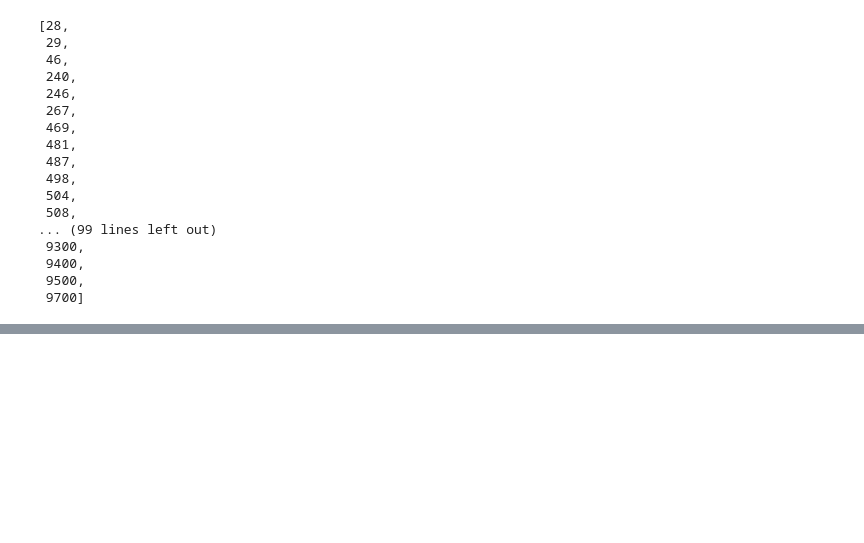
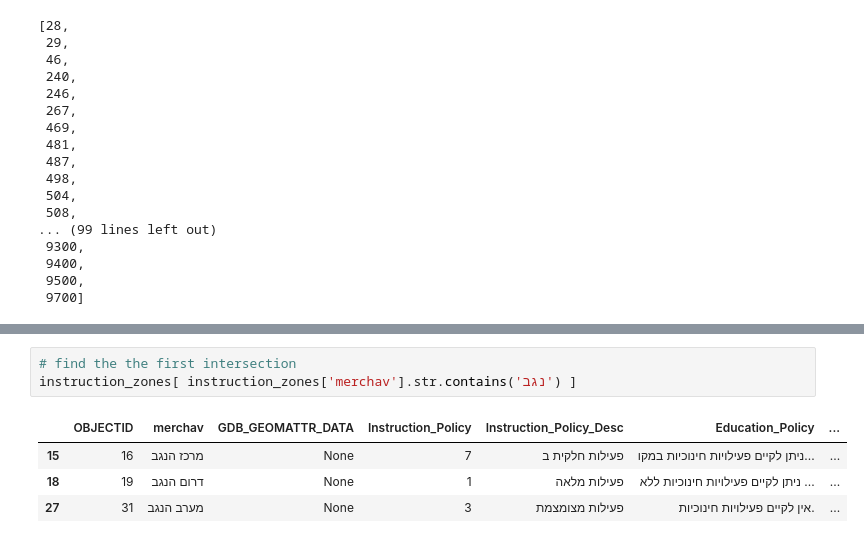
Before and after one commit to idoshte/mapTemplate, a Jupyter notebook: main.ipynb, the cells around one changed output, grey strips where cells are left out. Cells and saved outputs as stored; diff of their text form; blank space fills up the shorter version.

```diff
--- a/main.ipynb
+++ b/main.ipynb
@@ -74,0 +61,8 @@ intersection_muni = intersection_muni[intersection_muni['Muni_Code'].isin(ls_mun
+# %%
+# find the the first intersection
+instruction_zones[ instruction_zones['merchav'].str.contains('נגב') ]
+# %% [output]
+|  | OBJECTID | merchav | GDB_GEOMATTR_DATA | Instruction_Policy | Instruction_Policy_Desc | Education_Policy | ... |
+| 15 | 16 | מרכז הנגב | None | 7 | פעילות חלקית ב | ניתן לקיים פעילויות חינוכיות במקו... | ... |
+| 18 | 19 | דרום הנגב | None | 1 | פעילות מלאה | ניתן לקיים פעילויות חינוכיות ללא ... | ... |
+| 27 | 31 | מערב הנגב | None | 3 | פעילות מצומצמת | אין לקיים פעילויות חינוכיות. | ... |
```
Also changed, not shown: parts of 5 cells of this notebook, 3 other files.
